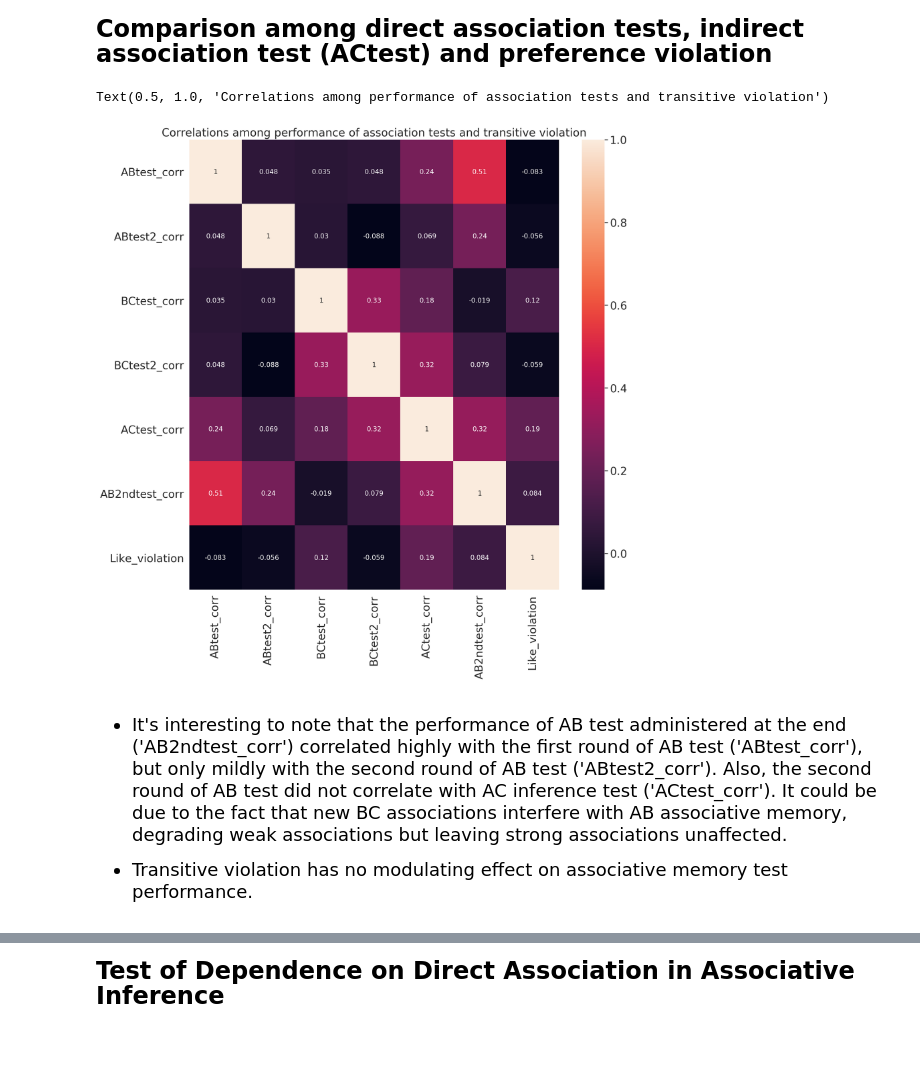
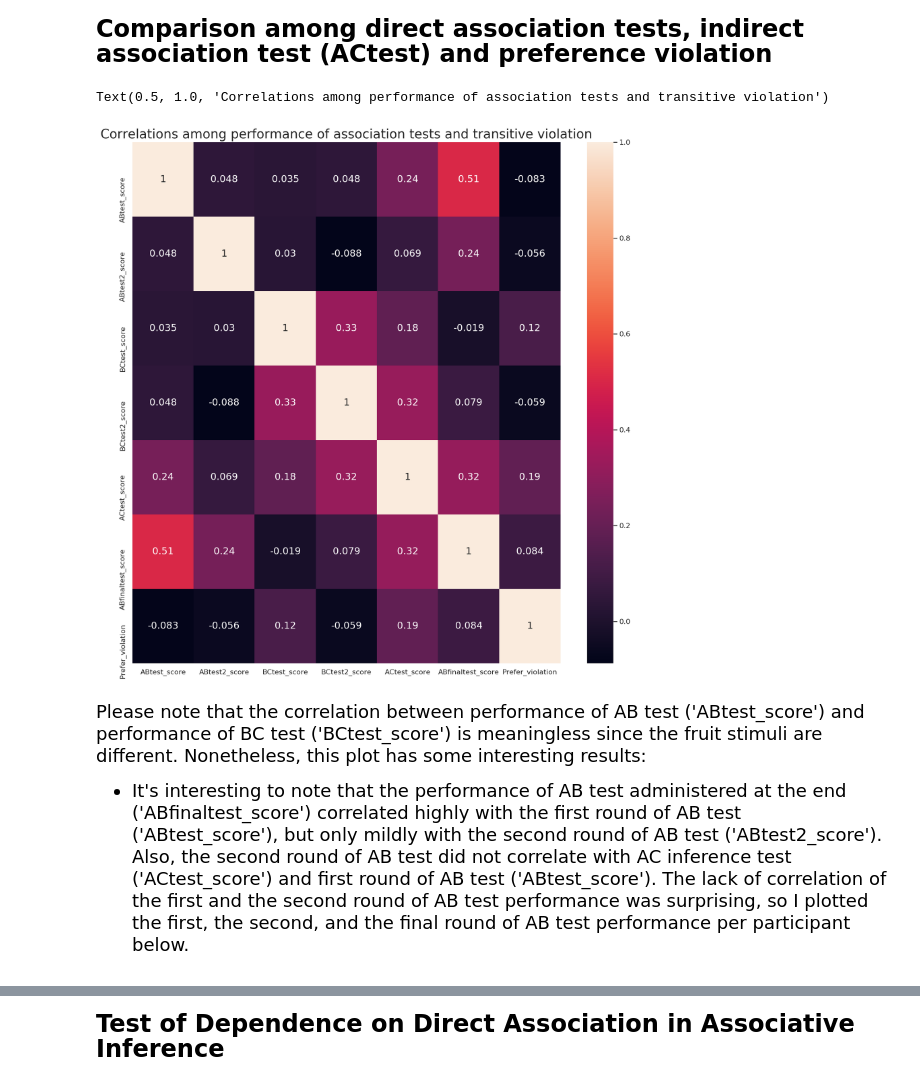
Before and after one commit to Haonan-Zhang/decision_making, a Jupyter notebook: pilot_study_true.ipynb, the cells around one changed output, grey strips where cells are left out. Saved outputs shown, nothing was run; the diff lists cells and outputs as text; code cells hidden in the pictures; blank space fills up the shorter version.

```diff
--- a/pilot_study_true.ipynb
+++ b/pilot_study_true.ipynb
@@ -329,25 +389,24 @@ data_infer = pd.read_csv('exp_infer_true_pilot.csv')
 # %% [markdown]
 <font size = '5'> **Comparison among direct association tests, indirect association test (ACtest) and preference violation** <font>
 # %%
-dataColsSelected = data_infer.loc[:,  ['ABtest_corr','ABtest2_corr', 'BCtest_corr', 'BCtest2_corr', 'ACtest_corr', 'AB2ndtest_corr', 'Like_violation']]
+dataColsSelected = data_infer.loc[:,  ['ABtest_score','ABtest2_score', 'BCtest_score', 'BCtest2_score', 'ACtest_score', 'ABfinaltest_score', 'Prefer_violation']]
 dataColsSelected
 data_corr = dataColsSelected.corr(method='pearson')
 data_corr
 # plot the heatmap
 fig, ax = plt.subplots(figsize=(15,15))         # Sample figsize in inches
 sns.heatmap(data_corr,
     xticklabels=data_corr.columns,
-     yticklabels=data_corr.columns, annot=True, annot_kws={"size": 12})
+     yticklabels=data_corr.columns, annot=True, annot_kws={"size": 15})
 
 ax.set_title('Correlations among performance of association tests and transitive violation',fontsize=20)
 # %% [output]
 Text(0.5, 1.0, 'Correlations among performance of association tests and transitive violation')
-[figure, old version]
+[figure, new version]
 # %% [markdown]
 <font size = '4'>
 
-* It's interesting to note that the performance of AB test administered at the end ('AB2ndtest_corr') correlated highly with the first round of AB test ('ABtest_corr'), but only mildly with the second round of AB test ('ABtest2_corr'). Also, the second round of AB test did not correlate with AC inference test ('ACtest_corr'). It could be due to the fact that new BC associations interfere with AB associative memory, degrading weak associations but leaving strong associations unaffected.
+Please note that the correlation between performance of AB test ('ABtest_score') and performance of BC test ('BCtest_score') is meaningless since the fruit stimuli are different. Nonetheless, this plot has some interesting results:
 
-
-* Transitive violation has no modulating effect on associative memory test performance.
+* It's interesting to note that the performance of AB test administered at the end ('ABfinaltest_score') correlated highly with the first round of AB test ('ABtest_score'), but only mildly with the second round of AB test ('ABtest2_score'). Also, the second round of AB test did not correlate with AC inference test ('ACtest_score') and first round of AB test ('ABtest_score'). The lack of correlation of the first and the second round of AB test performance was surprising, so I plotted the first, the second, and the final round of AB test performance per participant below.
 <font>
```
Also changed, not shown: parts of 64 cells of this notebook.
